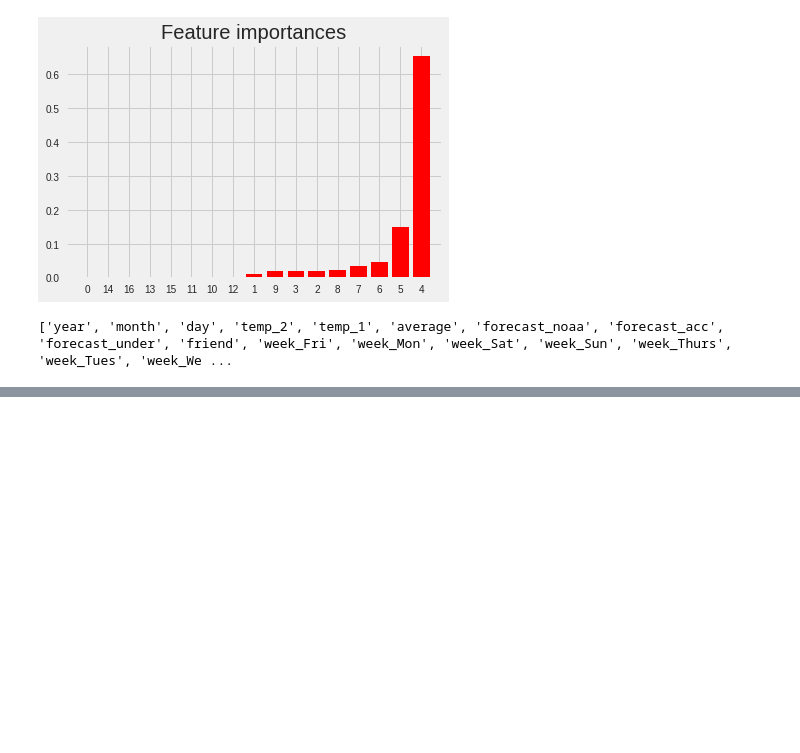
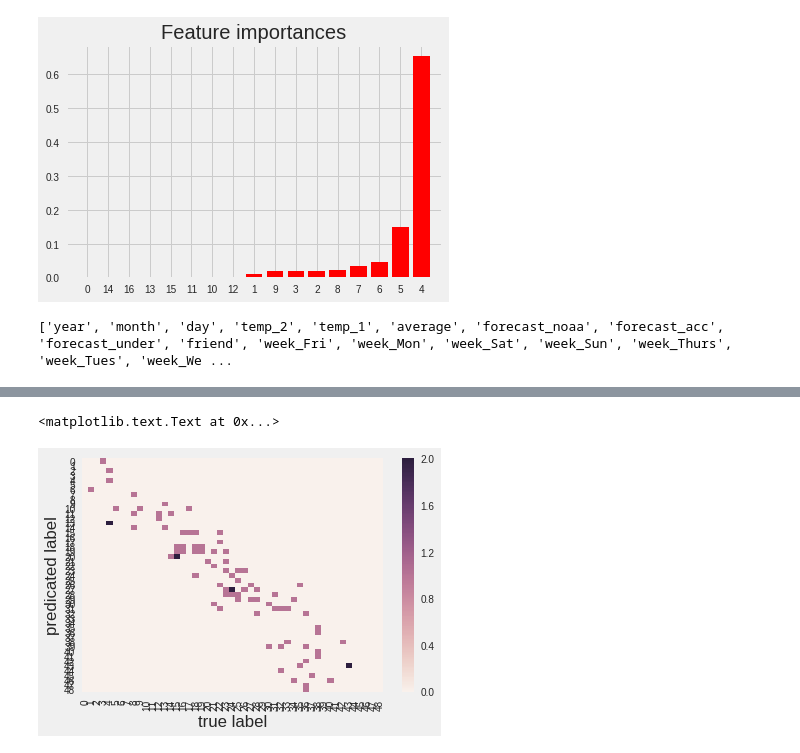
Before and after one commit to vijaysharmapc/notebooks, a Jupyter notebook: randomForestDecisionTrees.ipynb, the cells around one changed output, grey strips where cells are left out. Drawn from its saved outputs; the diff is of its cells as text; code cells hidden in the pictures; blank space fills up the shorter version.

Commit message:
feature importance 2

```diff
--- a/randomForestDecisionTrees.ipynb
+++ b/randomForestDecisionTrees.ipynb
@@ -455,3 +455,6 @@ print(feature_list)
 ['year', 'month', 'day', 'temp_2', 'temp_1', 'average', 'forecast_noaa', 'forecast_acc', 'forecast_under', 'friend', 'week_Fri', 'week_Mon', 'week_Sat', 'week_Sun', 'week_Thurs', 'week_Tues', 'week_We ...
 # %%
 prediction = rf.predict(X)
+# %%
+predictions[0:10]
+new_pred =  predictions.astype(int)
@@ -457,0 +486,12 @@ prediction = rf.predict(X)
+# %%
+from sklearn.metrics import confusion_matrix
+mat = confusion_matrix(test_labels,new_pred)
+sns.heatmap(mat)
+plt.xlabel('true label')
+plt.ylabel('predicated label')
+#print(metrics.classification_report())
+
+# useful if u have few labels
+# %% [output]
+<matplotlib.text.Text at 0x...>
+[figure, added]
```
Also changed, not shown: parts of 3 cells of this notebook.
